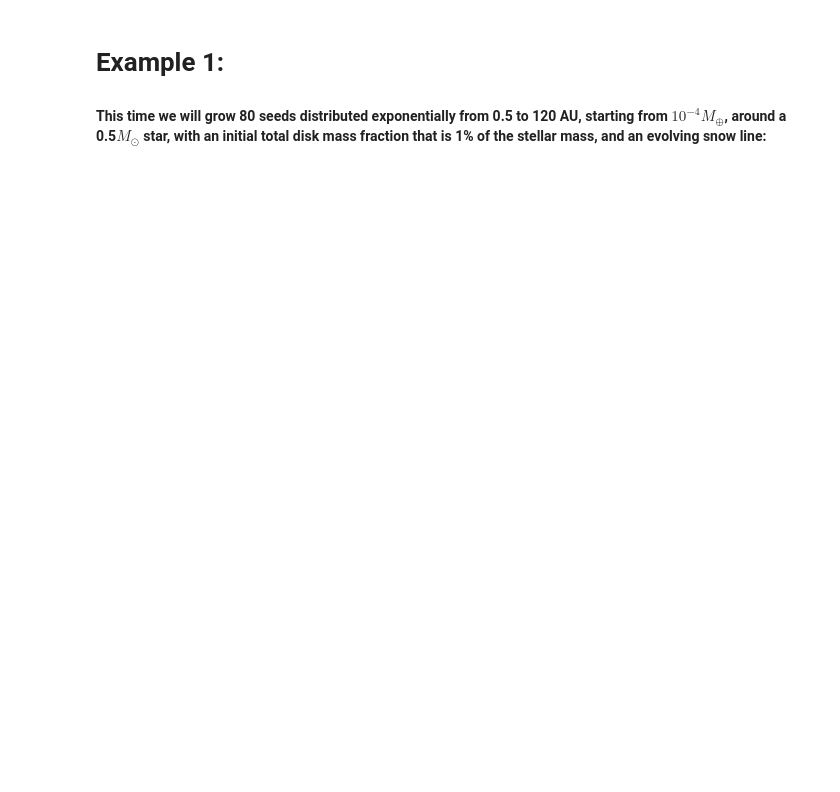
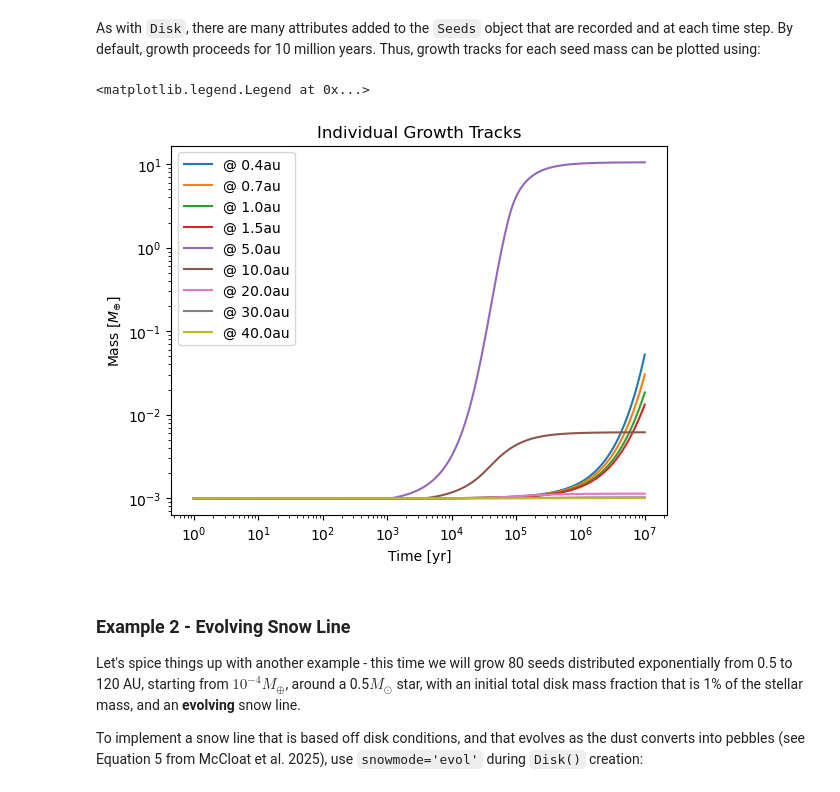
Before and after one commit to spmccloat/thePPOLSmodel, a Jupyter notebook: src/Tutorial.ipynb, the cells around one changed output. Drawn from its saved outputs; the diff is of its cells as text; code cells hidden in the pictures; blank space fills up the shorter version.

```diff
--- a/src/Tutorial.ipynb
+++ b/src/Tutorial.ipynb
@@ -55,5 +49,20 @@ seedprime.gtplot()
+# %% [markdown]
+As with `Disk`, there are many attributes added to the `Seeds` object that are recorded and at each time step. By default, growth proceeds for 10 million years. Thus, growth tracks for each seed mass can be plotted using:
+# %%
+year = 365.25*24*3600
+fig, ax = plt.subplots()
+for i, s in enumerate(seeds_au):
+    ax.plot(disk.tgrid/year, seeds.cumulmass[i], label='@ {:1.1f}au'.format(s))
+ax.set(yscale='log', xscale='log', ylabel='Mass [$M_{\oplus}$]', xlabel='Time [yr]',
+      title='Individual Growth Tracks')
+ax.legend()
+# %% [output]
+<matplotlib.legend.Legend at 0x...>
+[figure, added]
 # %% [markdown]
-# Example 1:
-#### This time we will grow 80 seeds distributed exponentially from 0.5 to 120 AU, starting from $10^{-4} M_{\oplus}$, around a 0.5$M_{\odot}$ star, with an initial total disk mass fraction that is 1% of the stellar mass, and an evolving snow line:
+### Example 2 - Evolving Snow Line
+Let's spice things up with another example - this time we will grow 80 seeds distributed exponentially from 0.5 to 120 AU, starting from $10^{-4} M_{\oplus}$, around a 0.5$M_{\odot}$ star, with an initial total disk mass fraction that is 1% of the stellar mass, and an **evolving** snow line.
+
+To implement a snow line that is based off disk conditions, and that evolves as the dust converts into pebbles (see Equation 5 from McCloat et al. 2025), use `snowmode='evol'` during `Disk()` creation:
 # %%
 disk_2 = plc.Disk(MSol=0.5, dmf=0.01, snowmode='evol')
```
Also changed, not shown: parts of 20 cells of this notebook, 6 other files.
